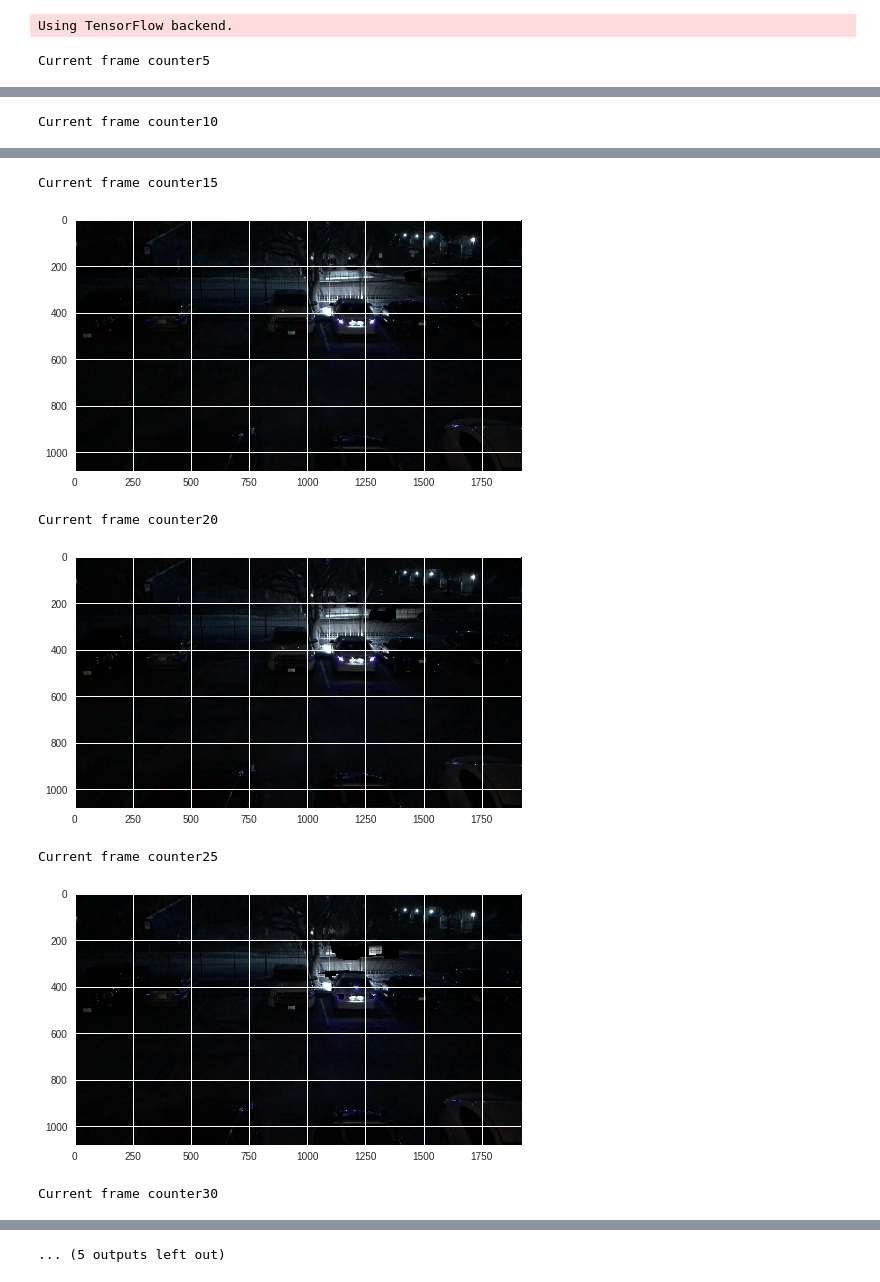
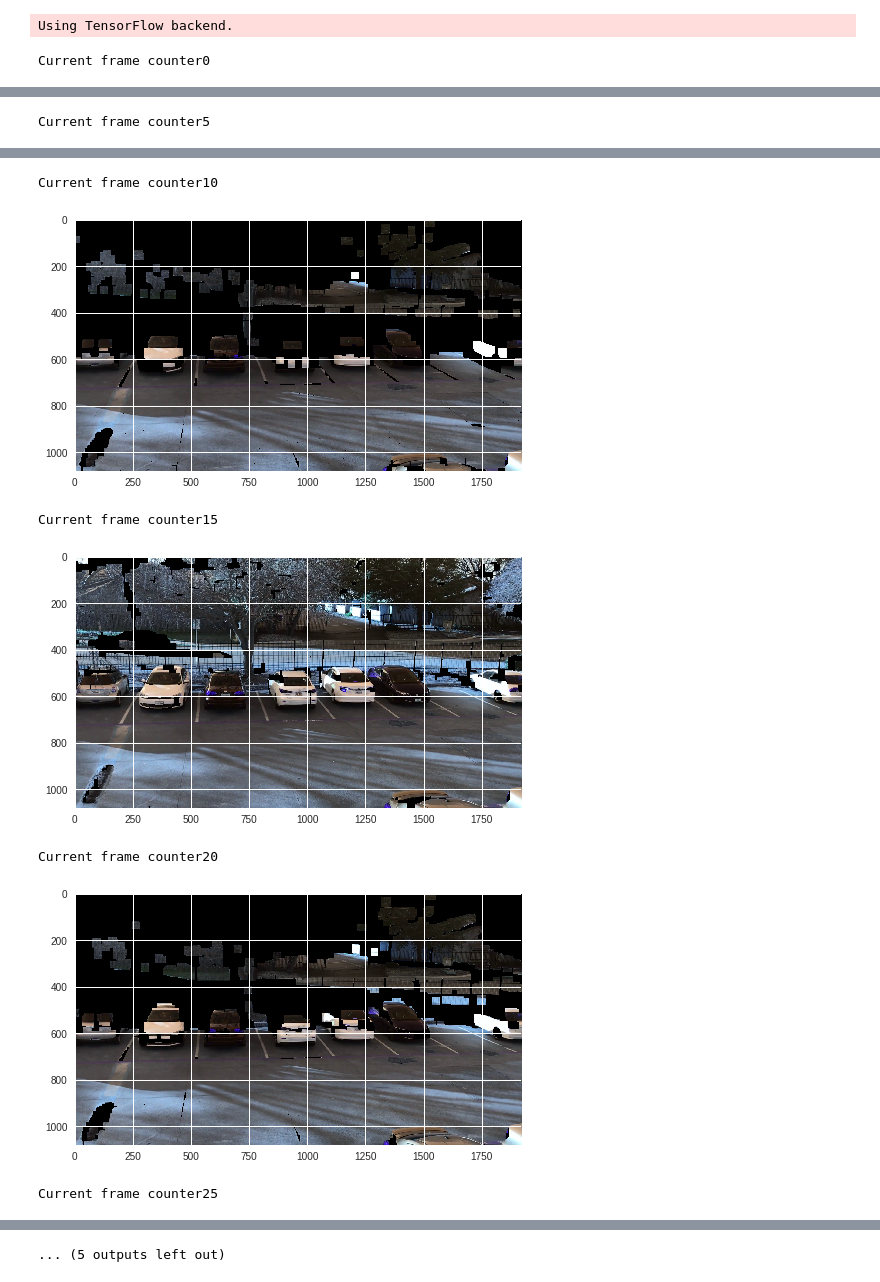
Before and after one commit to ankit1khare/Easy_street_parking_with_MASK-RCNN, a Jupyter notebook: park_clever.ipynb, the cells around one changed output, grey strips where cells are left out. Saved outputs shown, nothing was run; the diff lists cells and outputs as text; code cells hidden in the pictures.

```diff
--- a/park_clever.ipynb
+++ b/park_clever.ipynb
@@ -92,12 +92,11 @@ def get_car_boxes(boxes, class_ids):
     return np.array(car_boxes)
 
 # Twilio config
-twilio_account_sid = 'aaaaaaaaaaaaaaaaaaaaaaaaaaaaaaaaaa'
-twilio_auth_token = 'aaaaaaaaaaaaaaaaaaaaaaaaaaaaaaaaaa'
-twilio_phone_number = '+17246027779999997'
-destination_phone_number = '+16822577777999'
+twilio_account_sid = 'ACd3511110bcc43486a210ef78b5677446'
+twilio_auth_token = '4366864cbe09ca5b57b5b7e193113efe'
+twilio_phone_number = '+17246022029'
+destination_phone_number = '+16822528311'
 client = Client(twilio_account_sid, twilio_auth_token)
-
 
 # Root dir
 ROOT_DIR = Path(".")
@@ -110,7 +109,7 @@ COCO_MODEL_PATH = os.path.join(ROOT_DIR, "mask_rcnn_coco.h5")
 if not os.path.exists(COCO_MODEL_PATH):
     mrcnn.utils.download_trained_weights(COCO_MODEL_PATH)
 
-VIDEO_SOURCE = "test_images/night_antiblurc.mp4"
+VIDEO_SOURCE = "test_images/stace_park.mp4"
 
 model = MaskRCNN(mode="inference", model_dir=MODEL_DIR, config=MaskRCNNConfig())
 
@@ -162,8 +161,7 @@ while video_capture.isOpened():
       #fill the contours for even a better morphing of the vehicle
       img, c, h = cv2.findContours(eroded, cv2.RETR_TREE, cv2.CHAIN_APPROX_SIMPLE)
       frame2 = cv2.drawContours(frame2, c, -1, (0,0,0), cv2.FILLED)
-      counter = counter + 1
-      continue
+
 
       #       for cont in c:
 #           epsilon = 0.01 * cv2.arcLength(cont, True)
@@ -194,6 +192,8 @@ while video_capture.isOpened():
         pt.pyplot.imshow(frame2)
         pt.pyplot.show()
 
+      counter = counter + 1
+      continue
 
     # Converting the image from BGR color used by OpenCV to RGB color.
     if counter==40:
@@ -214,7 +214,8 @@ while video_capture.isOpened():
     # - r['scores'] are the confidence scores for each detection
     # - r['masks'] are the object masks for each detected object (which gives you the object outline)
     if parked_car_boxes is None:
-        print("going in to mark vehicles ", counter)
+        print("going in to mark vehicles. Frame number:  ", counter)
+        video_capture = cv2.VideoCapture(VIDEO_SOURCE)
         # This is the first frame of video - assume all the cars detected are in parking spaces.
         # Save the location of each car as a parking space box and go to the next frame of video.
         parked_car_boxes = get_car_boxes(r['rois'], r['class_ids'])
@@ -264,7 +265,7 @@ while video_capture.isOpened():
             free_space_frames = 0
 
         # If a space has been free for several frames, we are pretty sure it is really free!
-        if free_space_frames > 100:
+        if free_space_frames > 120:
             # Write SPACE AVAILABLE!! at the top of the screen
             font = cv2.FONT_HERSHEY_DUPLEX
             cv2.putText(frame, f"SPACE AVAILABLE!", (10, 150), font, 3.0, (0, 255, 0), 2, cv2.FILLED)
@@ -297,4 +298,4 @@ print("Video finished")
 video_capture.release()
 # cv2.destroyAllWindows()
 # %% [output]
-Current frame counter5
+Current frame counter0
@@ -302 +303 @@ Current frame counter5
-Current frame counter10
+Current frame counter5
@@ -304,7 +305,7 @@ Current frame counter10
-Current frame counter15
+Current frame counter10
-[figure, old version]
+[figure, new version]
-Current frame counter20
+Current frame counter15
-[figure, old version]
+[figure, new version]
-Current frame counter25
+Current frame counter20
-[figure, old version]
+[figure, new version]
-Current frame counter30
+Current frame counter25
```
Also changed, not shown: parts of 2 cells of this notebook.
